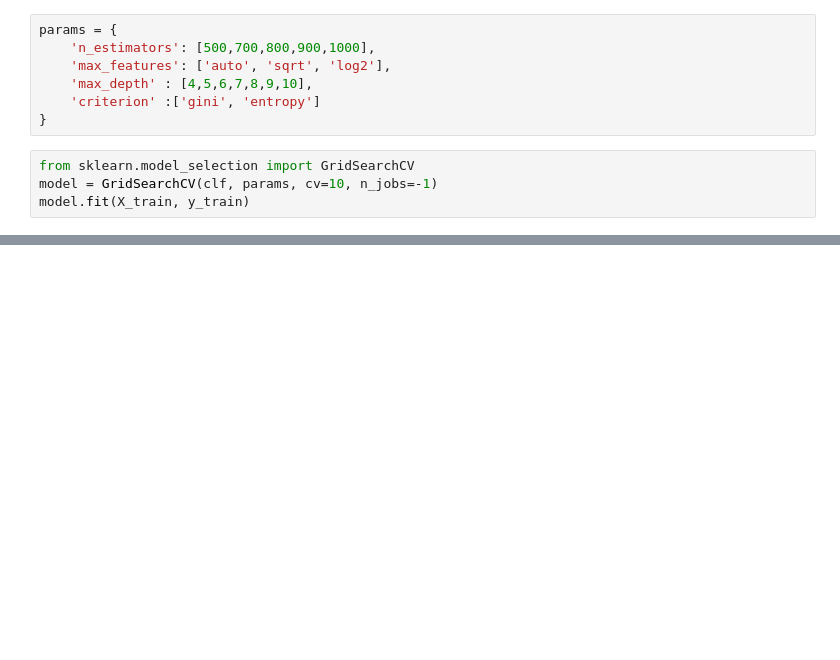
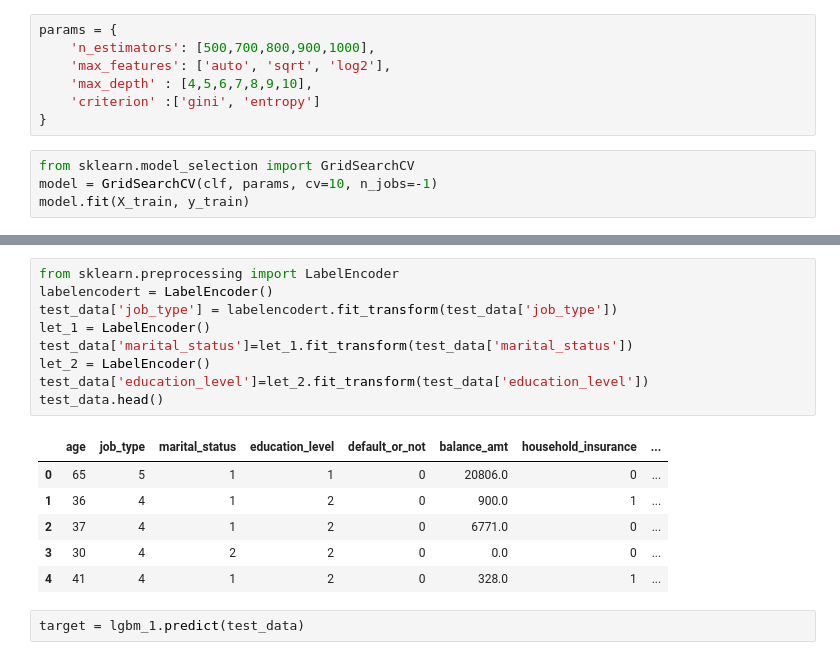
Before and after one commit to pravallika-1305/WISE_ML, a Jupyter notebook: DPhi/carInsurancePrediction.ipynb, the cells around one changed output, grey strips where cells are left out. Saved outputs shown, nothing was run; the diff lists cells and outputs as text; blank space fills up the shorter version.

```diff
--- a/DPhi/carInsurancePrediction.ipynb
+++ b/DPhi/carInsurancePrediction.ipynb
@@ -432,0 +455,18 @@ gb_model.fit(X_train, y_train)
+# %%
+from sklearn.preprocessing import LabelEncoder
+labelencodert = LabelEncoder()
+test_data['job_type'] = labelencodert.fit_transform(test_data['job_type'])
+let_1 = LabelEncoder()
+test_data['marital_status']=let_1.fit_transform(test_data['marital_status'])
+let_2 = LabelEncoder()
+test_data['education_level']=let_2.fit_transform(test_data['education_level'])
+test_data.head()
+# %% [output]
+|  | age | job_type | marital_status | education_level | default_or_not | balance_amt | household_insurance | ... |
+| 0 | 65 | 5 | 1 | 1 | 0 | 20806.0 | 0 | ... |
+| 1 | 36 | 4 | 1 | 2 | 0 | 900.0 | 1 | ... |
+| 2 | 37 | 4 | 1 | 2 | 0 | 6771.0 | 0 | ... |
+| 3 | 30 | 4 | 2 | 2 | 0 | 0.0 | 0 | ... |
+| 4 | 41 | 4 | 1 | 2 | 0 | 328.0 | 1 | ... |
+# %%
+target = lgbm_1.predict(test_data)
```
Also changed, not shown: parts of 15 cells of this notebook.
